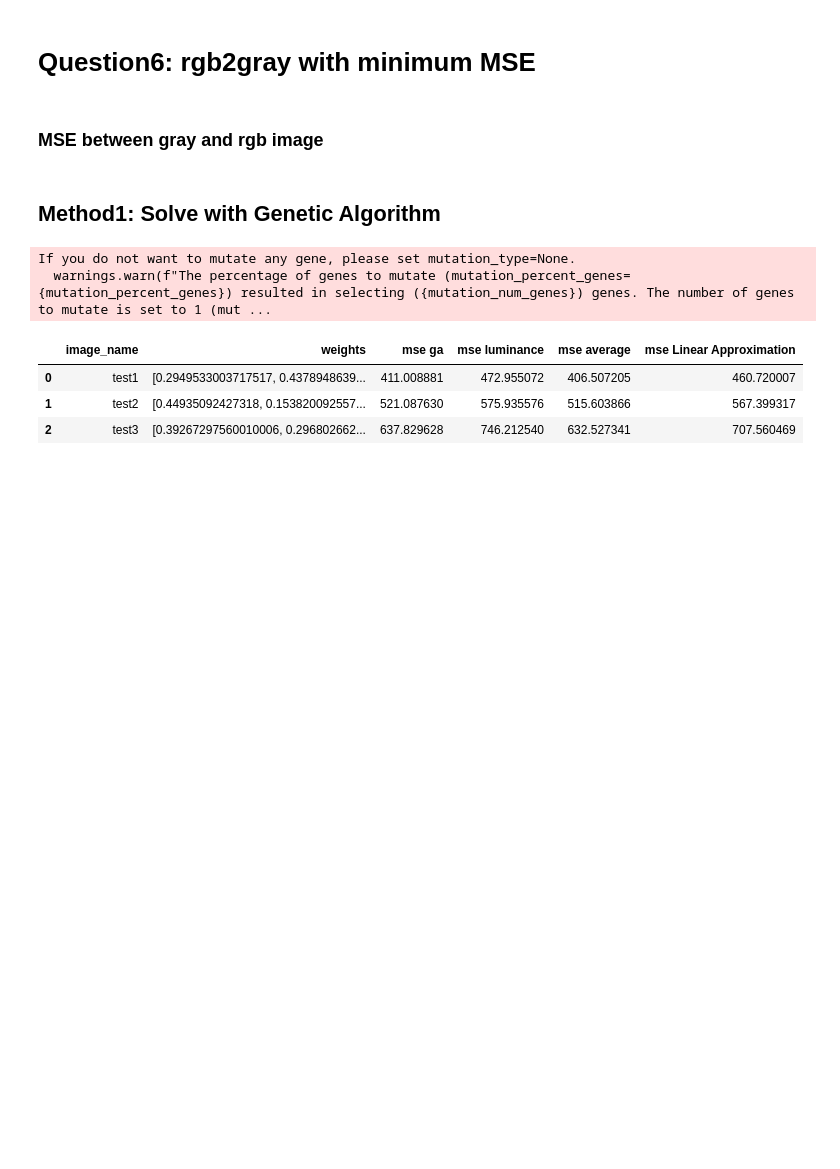
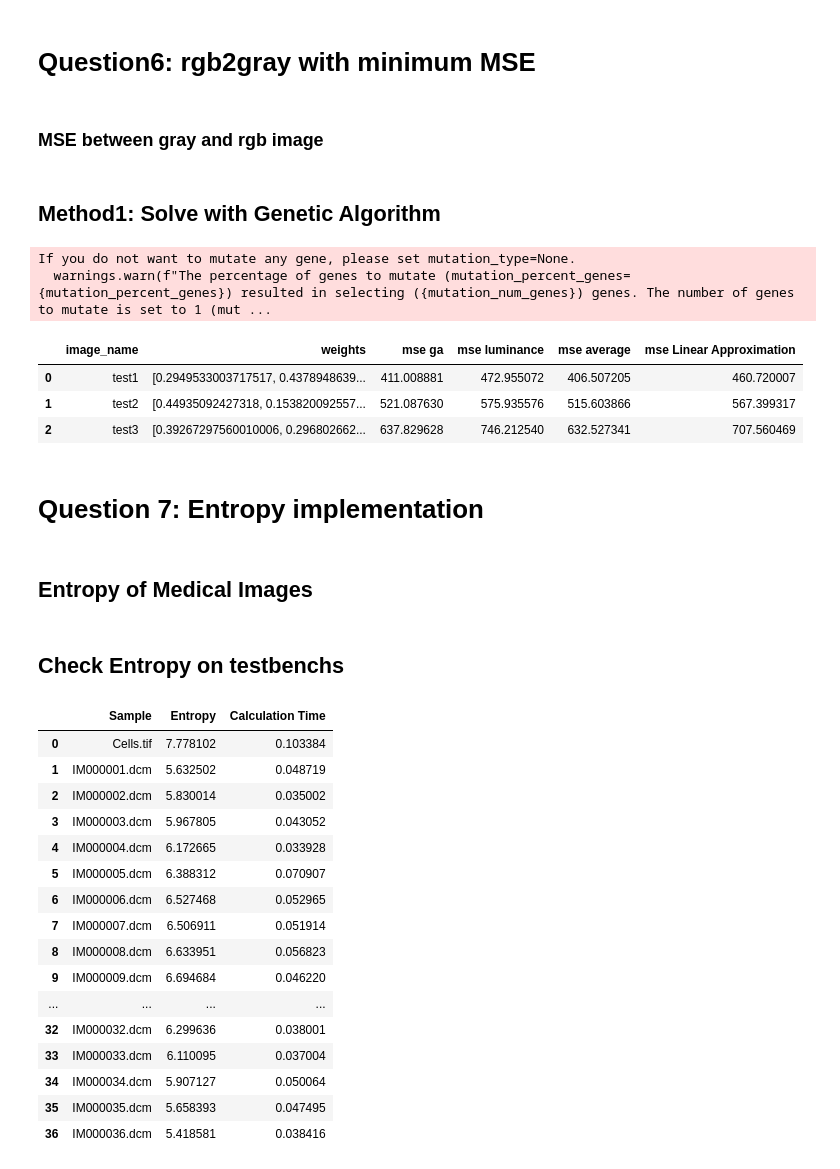
Before and after one commit to pouriaSameti/Advanced-Multimedia-Systems, a Jupyter notebook: Exercise 1/code.ipynb, the cells around one changed output. Drawn from its saved outputs; the diff is of its cells as text; code cells hidden in the pictures; blank space fills up the shorter version.

Commit message:
Exercise 1: Added Entropy Image Calculation.

```diff
--- a/Exercise 1/code.ipynb
+++ b/Exercise 1/code.ipynb
@@ -266,3 +268,5 @@ If you do not want to mutate any gene, please set mutation_type=None.
 | 0 | test1 | [0.2949533003717517, 0.4378948639... | 411.008881 | 472.955072 | 406.507205 | 460.720007 |
 | 1 | test2 | [0.44935092427318, 0.153820092557... | 521.087630 | 575.935576 | 515.603866 | 567.399317 |
 | 2 | test3 | [0.39267297560010006, 0.296802662... | 637.829628 | 746.212540 | 632.527341 | 707.560469 |
+# %% [markdown]
+# Question 7: Entropy implementation
@@ -268,0 +301,2 @@ If you do not want to mutate any gene, please set mutation_type=None.
+# %% [markdown]
+## Entropy of Medical Images
@@ -268,0 +331,44 @@ If you do not want to mutate any gene, please set mutation_type=None.
+# %% [markdown]
+## Check Entropy on testbenchs
+# %%
+exe_list = []
+
+sample1_entropy, sample1_runtime = calc_entropy('data/Q7/Cells.tif')
+exe_list.append({'Sample':'Cells.tif', 'Entropy': sample1_entropy, 'Calculation Time': sample1_runtime})
+
+
+medical_images = ['data/Q7/MRI/IM000001.dcm', 'data/Q7/MRI/IM000002.dcm', 'data/Q7/MRI/IM000003.dcm', 'data/Q7/MRI/IM000004.dcm',
+                  'data/Q7/MRI/IM000005.dcm', 'data/Q7/MRI/IM000006.dcm', 'data/Q7/MRI/IM000007.dcm', 'data/Q7/MRI/IM000008.dcm',
+                  'data/Q7/MRI/IM000009.dcm', 'data/Q7/MRI/IM000010.dcm', 'data/Q7/MRI/IM000011.dcm', 'data/Q7/MRI/IM000012.dcm',
+                  'data/Q7/MRI/IM000013.dcm', 'data/Q7/MRI/IM000014.dcm', 'data/Q7/MRI/IM000015.dcm', 'data/Q7/MRI/IM000016.dcm',
+                  'data/Q7/MRI/IM000017.dcm', 'data/Q7/MRI/IM000018.dcm', 'data/Q7/MRI/IM000019.dcm', 'data/Q7/MRI/IM000020.dcm',
+                  'data/Q7/MRI/IM000021.dcm', 'data/Q7/MRI/IM000022.dcm', 'data/Q7/MRI/IM000023.dcm', 'data/Q7/MRI/IM000024.dcm',
+                  'data/Q7/MRI/IM000025.dcm', 'data/Q7/MRI/IM000026.dcm', 'data/Q7/MRI/IM000027.dcm', 'data/Q7/MRI/IM000028.dcm',
+                  'data/Q7/MRI/IM000029.dcm', 'data/Q7/MRI/IM000030.dcm', 'data/Q7/MRI/IM000031.dcm', 'data/Q7/MRI/IM000032.dcm',
+                  'data/Q7/MRI/IM000033.dcm', 'data/Q7/MRI/IM000034.dcm', 'data/Q7/MRI/IM000035.dcm', 'data/Q7/MRI/IM000036.dcm']
+
+for image_addr in medical_images:
+    image_name = image_addr.split('/')[3]
+    sample_entropy, sample_time = calc_medical_entropy(image_addr)
+    exe_list.append({'Sample':image_name, 'Entropy': sample_entropy, 'Calculation Time': sample_time})
+
+data = pd.DataFrame(exe_list)
+data
+# %% [output]
+|  | Sample | Entropy | Calculation Time |
+| 0 | Cells.tif | 7.778102 | 0.103384 |
+| 1 | IM000001.dcm | 5.632502 | 0.048719 |
+| 2 | IM000002.dcm | 5.830014 | 0.035002 |
+| 3 | IM000003.dcm | 5.967805 | 0.043052 |
+| 4 | IM000004.dcm | 6.172665 | 0.033928 |
+| 5 | IM000005.dcm | 6.388312 | 0.070907 |
+| 6 | IM000006.dcm | 6.527468 | 0.052965 |
+| 7 | IM000007.dcm | 6.506911 | 0.051914 |
+| 8 | IM000008.dcm | 6.633951 | 0.056823 |
+| 9 | IM000009.dcm | 6.694684 | 0.046220 |
+| ... | ... | ... | ... |
+| 32 | IM000032.dcm | 6.299636 | 0.038001 |
+| 33 | IM000033.dcm | 6.110095 | 0.037004 |
+| 34 | IM000034.dcm | 5.907127 | 0.050064 |
+| 35 | IM000035.dcm | 5.658393 | 0.047495 |
+| 36 | IM000036.dcm | 5.418581 | 0.038416 |
```
Also changed, not shown: parts of 3 cells of this notebook.
